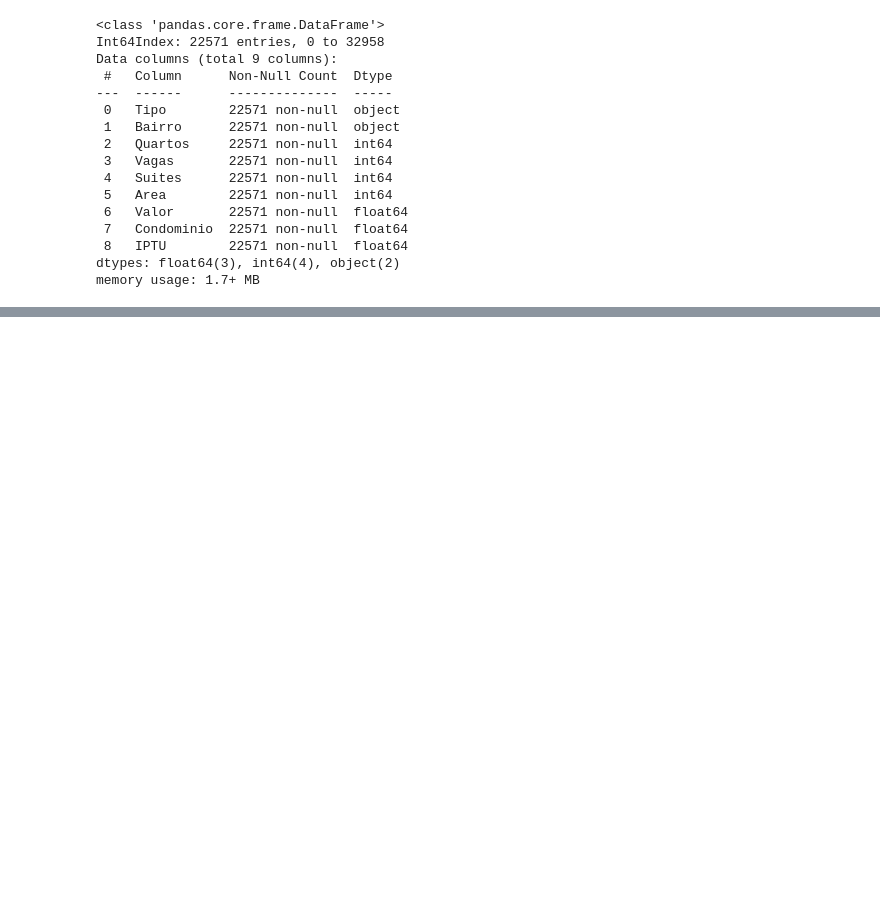
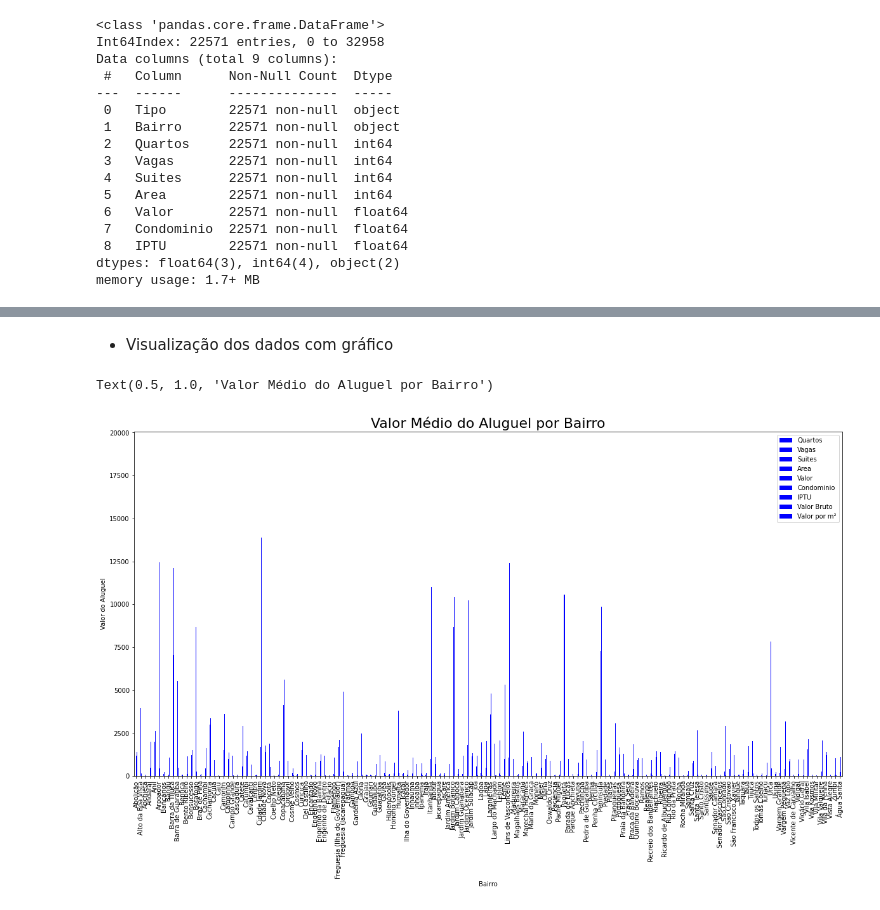
Before and after one commit to wagnergbriel/analise-de-dados, a Jupyter notebook: exercicio_pandas_relatorio_imoveis.ipynb, the cells around one changed output, grey strips where cells are left out. Drawn from its saved outputs; the diff is of its cells as text; code cells hidden in the pictures; blank space fills up the shorter version.

```diff
--- a/exercicio_pandas_relatorio_imoveis.ipynb
+++ b/exercicio_pandas_relatorio_imoveis.ipynb
@@ -500,0 +531,3 @@ memory usage: 1.7+ MB
+# %%
+# Calcular os valor por m²
+df_residencial["Valor por m²"] = (df_residencial["Valor"] / df_residencial["Area"]).round(2)
@@ -500,0 +555,4 @@ memory usage: 1.7+ MB
+# %%
+# Definir tipos precisos de imoveis
+casa = ['Casa', 'Casa de Condomínio', 'Casa de Vila', "Quitinete"]
+df_residencial["Tipo Agregado"] = df_residencial.Tipo.apply(lambda x: "Casa" if x in casa else "Apartamento")
@@ -500,0 +634,2 @@ memory usage: 1.7+ MB
+# %%
+grupo_bairros_todos = df_residencial.groupby("Bairro")
@@ -500,0 +695,13 @@ memory usage: 1.7+ MB
+# %% [markdown]
+* Visualização dos dados com gráfico
+# %%
+%matplotlib inline
+import matplotlib.pyplot as plt
+plt.rc('figure', figsize = (20,10))
+# %%
+figura = grupo_bairros_todos.mean().plot.bar(color = 'blue')
+figura.set_ylabel('Valor do Aluguel')
+figura.set_title('Valor Médio do Aluguel por Bairro', {'fontsize': 22})
+# %% [output]
+Text(0.5, 1.0, 'Valor Médio do Aluguel por Bairro')
+[figure, added]
```
Also changed, not shown: parts of 20 cells of this notebook.
